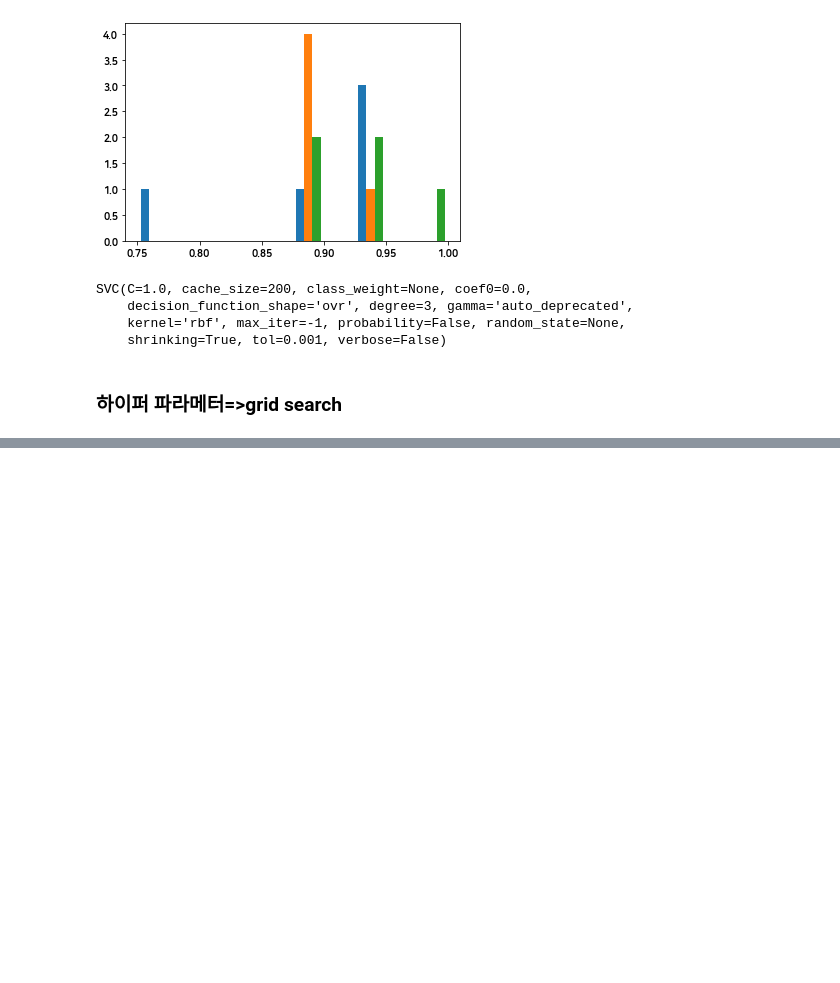
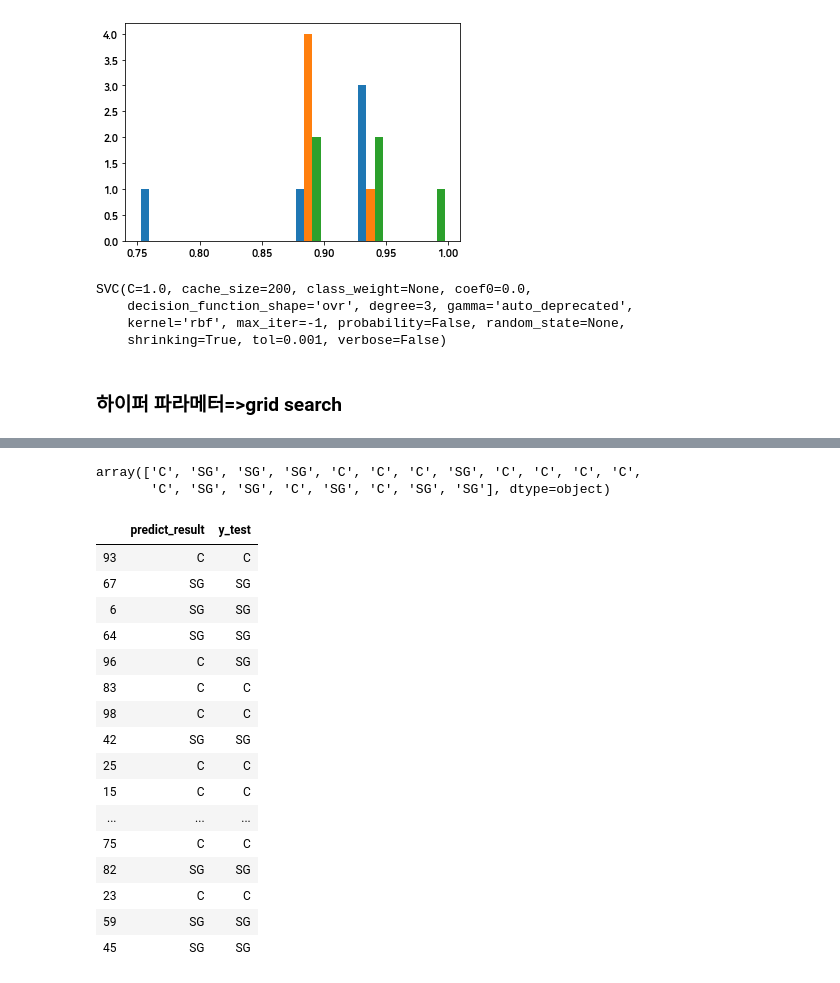
Before and after one commit to Yusubin/jupyter, a Jupyter notebook: data08/농구.ipynb, the cells around one changed output, grey strips where cells are left out. Saved outputs shown, nothing was run; the diff lists cells and outputs as text; code cells hidden in the pictures; blank space fills up the shorter version.

```diff
--- a/data08/농구.ipynb
+++ b/data08/농구.ipynb
@@ -149,10 +207,14 @@ best_svc.fit(X_train, y_train)
 # %%
 #정확도 체크, acc, recall, precision, f1-score  ===> confusionMatrix
 # %%
+pred=None
 def print_test_metrics(model, X_test):
+    global pred
+    pred = model.predict(X_test)
+    acc = accuracy_score(y_test, pred)
     print('*** Test Accuracy *** \n   {}'.format(model.score(X_test, y_test)))
     print('\n*** Confusion Matrix *** \n', confusion_matrix(y_test, model.predict(X_test)))
     print('*** Confusion Matrix(precision) ***')
-    print(precision_score(y_test, pred3, average='macro'))
+    print(precision_score(y_test, pred, average='macro'))
     print('***classification re(precision) ***')
     print(classification_report(y_test, pred))
@@ -158,0 +254,30 @@ def print_test_metrics(model, X_test):
+# %%
+type(y_test)
+pred
+# %% [output]
+array(['C', 'SG', 'SG', 'SG', 'C', 'C', 'C', 'SG', 'C', 'C', 'C', 'C',
+       'C', 'SG', 'SG', 'C', 'SG', 'C', 'SG', 'SG'], dtype=object)
+# %%
+result_df = pd.DataFrame({
+    'predict_result' : pred,
+    'y_test' : y_test
+})
+result_df
+# %% [output]
+|  | predict_result | y_test |
+| 93 | C | C |
+| 67 | SG | SG |
+| 6 | SG | SG |
+| 64 | SG | SG |
+| 96 | C | SG |
+| 83 | C | C |
+| 98 | C | C |
+| 42 | SG | SG |
+| 25 | C | C |
+| 15 | C | C |
+| ... | ... | ... |
+| 75 | C | C |
+| 82 | SG | SG |
+| 23 | C | C |
+| 59 | SG | SG |
+| 45 | SG | SG |
```
Also changed, not shown: parts of 19 cells of this notebook, 4 other files.
